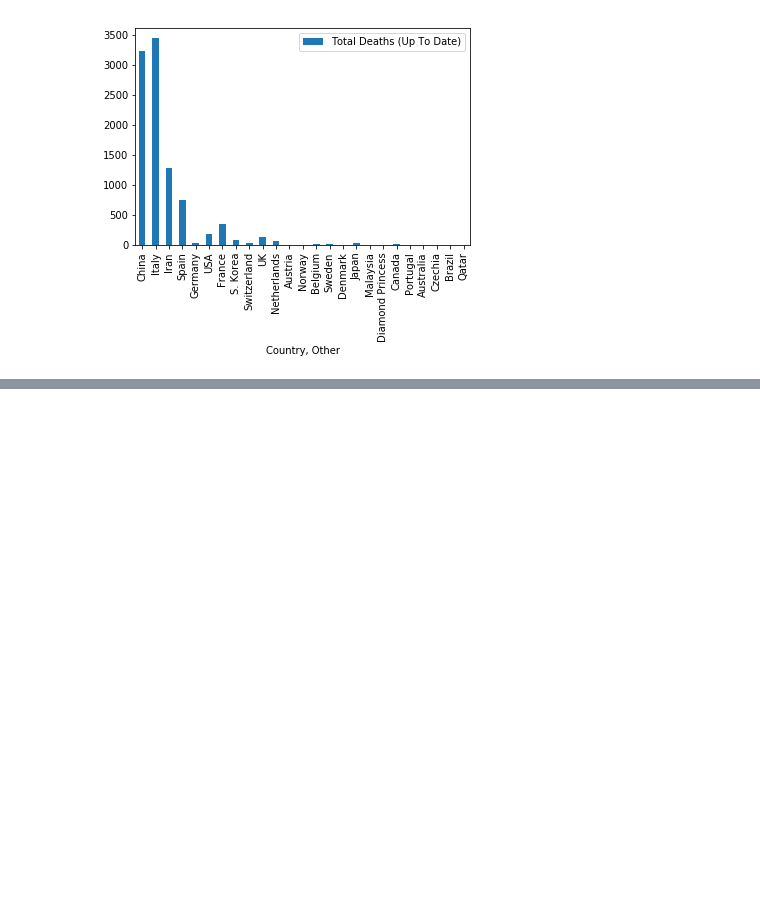
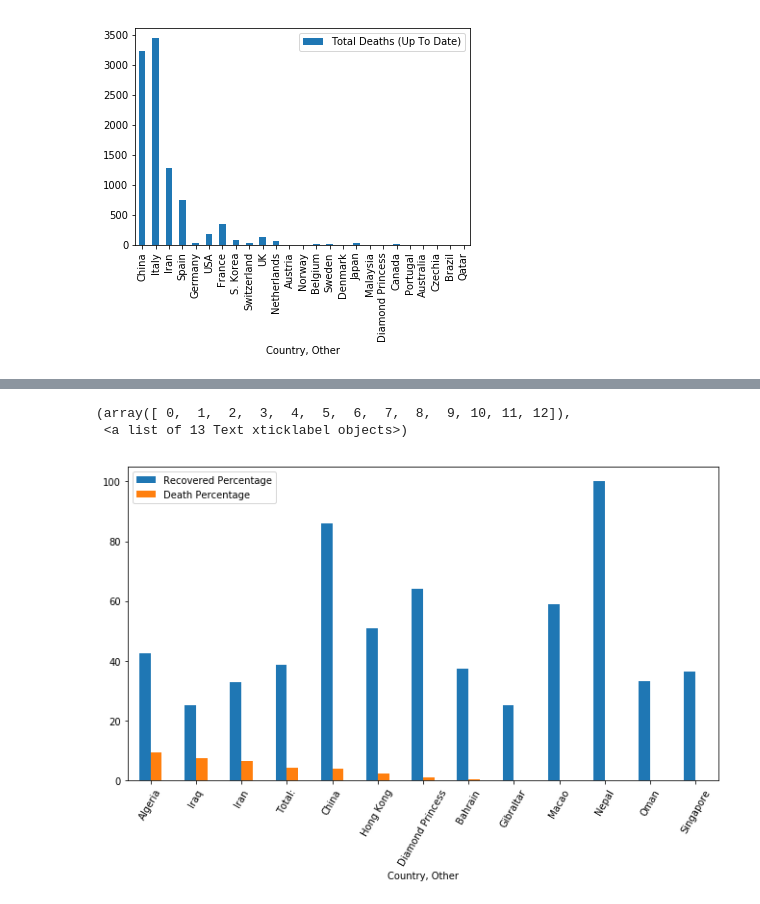
Before and after one commit to shahsajil/COVID-19-Python-Project, a Jupyter notebook: Covid_19_PythonProject_2020.ipynb, the cells around one changed output, grey strips where cells are left out. Cells and saved outputs as stored; diff of their text form; code cells hidden in the pictures; blank space fills up the shorter version.

```diff
--- a/Covid_19_PythonProject_2020.ipynb
+++ b/Covid_19_PythonProject_2020.ipynb
@@ -188,0 +170,7 @@ plt.show()
+# %%
+# query to find out the recovered percentage and death percentage of available dataset
+percentage_df = pd.read_sql_query("SELECT [Country, Other],[Total Cases],[Total Recovered],[Total Deaths],[Total Recovered]/[Total Cases]*100 as [Recovered Percentage],[Total Deaths]/[Total Cases]*100 as [Death Percentage] FROM df GROUP BY [Country, Other] HAVING [Recovered Percentage] >= 25 ORDER BY [Death Percentage] DESC", con);
+# %%
+# displaying percentage_df dataset
+percentage_df = percentage_df.fillna(0)
+percentage_df
@@ -188,0 +192,9 @@ plt.show()
+# %%
+#Displaying the Recovered and Death Precentage of different country
+percentage_df.plot(x="Country, Other", y=["Recovered Percentage","Death Percentage"], kind="bar")
+plt.rcParams["figure.figsize"] = [11,6]
+plt.xticks(rotation=60)
+# %% [output]
+(array([ 0,  1,  2,  3,  4,  5,  6,  7,  8,  9, 10, 11, 12]),
+ <a list of 13 Text xticklabel objects>)
+[figure, added]
```
Also changed, not shown: parts of 7 cells of this notebook, 1 other file.
